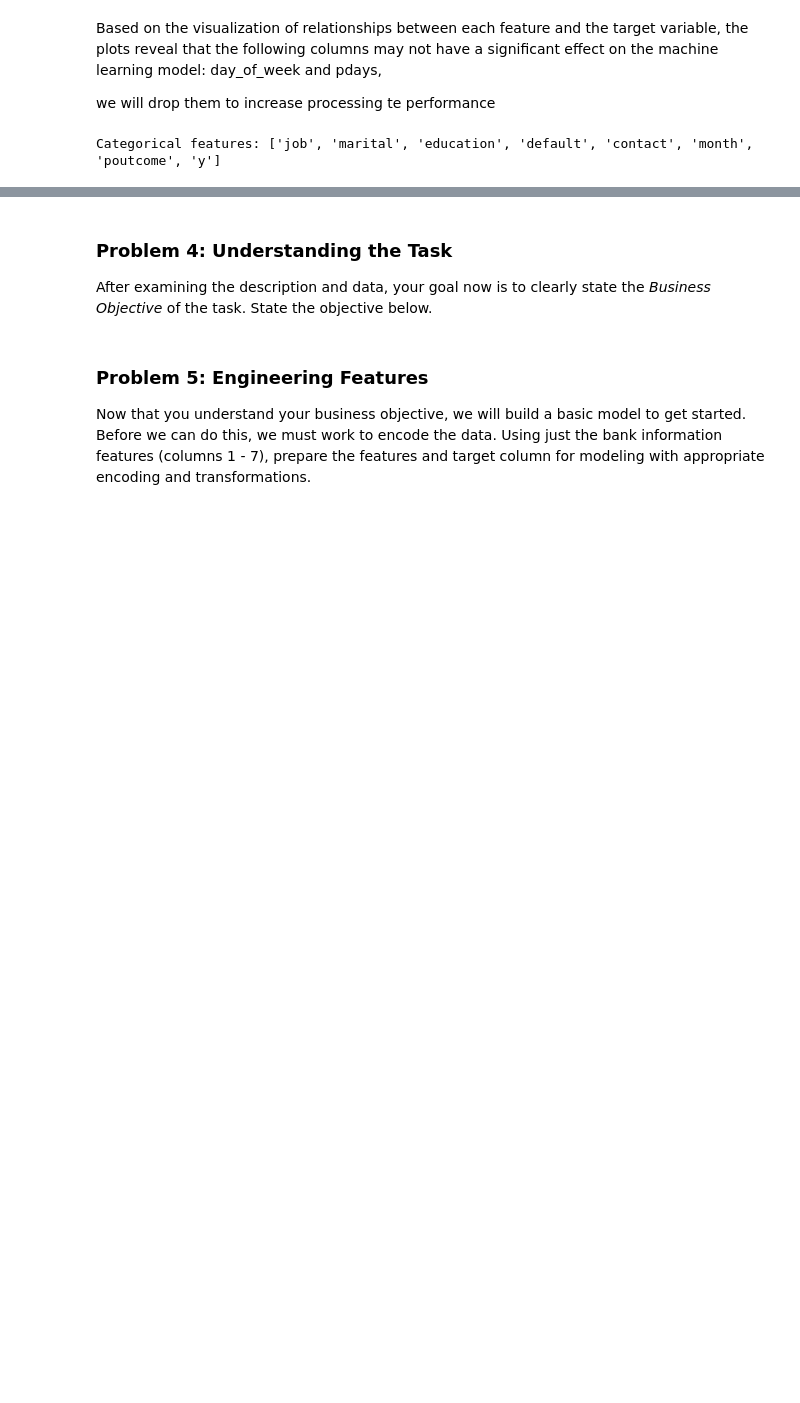
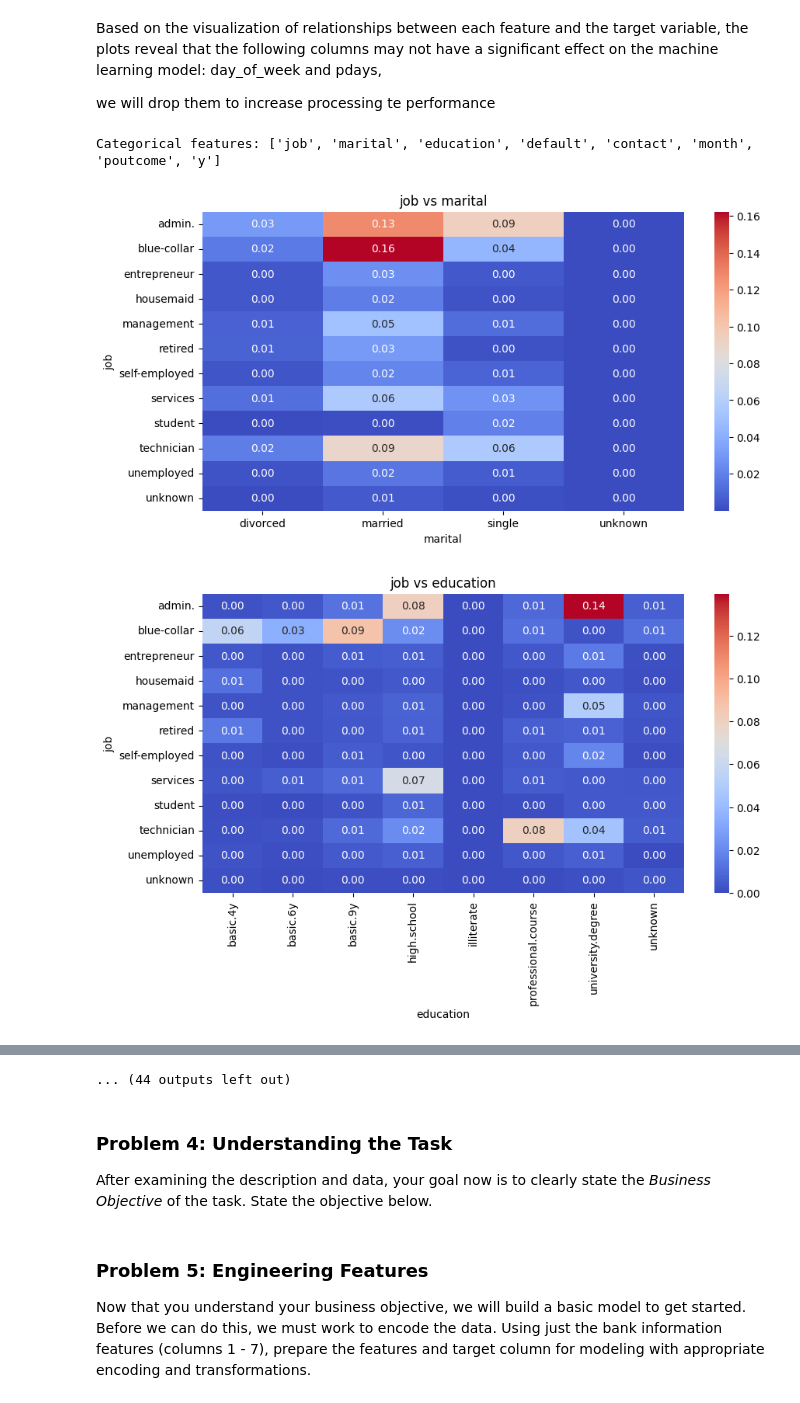
Before and after one commit to rvadavia/Assignment--17, a Jupyter notebook: prompt_III.ipynb, the cells around one changed output, grey strips where cells are left out. Drawn from its saved outputs; the diff is of its cells as text; code cells hidden in the pictures; blank space fills up the shorter version.

```diff
--- a/prompt_III.ipynb
+++ b/prompt_III.ipynb
@@ -184,3 +167,23 @@ categorical_features = list(df.select_dtypes(include=['string']).columns)
 print("Categorical features:", categorical_features)
 # %% [output]
 Categorical features: ['job', 'marital', 'education', 'default', 'contact', 'month', 'poutcome', 'y']
+# %%
+for feature_1 in categorical_features:
+    for feature_2 in categorical_features:
+        if feature_1 != feature_2:
+            # Create a crosstab of the two categorical features
+            crosstab = pd.crosstab(df[feature_1], df[feature_2])
+
+            # Normalize crosstab to show proportions
+            crosstab_norm = crosstab / crosstab.sum().sum()
+
+            # Create a heatmap
+            plt.figure(figsize=(10, 5))
+            sns.heatmap(crosstab_norm, annot=True, fmt=".2f", cmap="coolwarm")
+            plt.xlabel(feature_2)
+            plt.ylabel(feature_1)
+            plt.title(f"{feature_1} vs {feature_2}")
+            plt.show()
+# %% [output]
+[figure, added]
+[figure, added]
@@ -187,3 +200,4 @@ Categorical features: ['job', 'marital', 'education', 'default', 'contact', 'mon
+... (44 outputs left out)
 # %% [markdown]
 ### Problem 4: Understanding the Task
 
```
Also changed, not shown: parts of 16 cells of this notebook, 1 other file.
